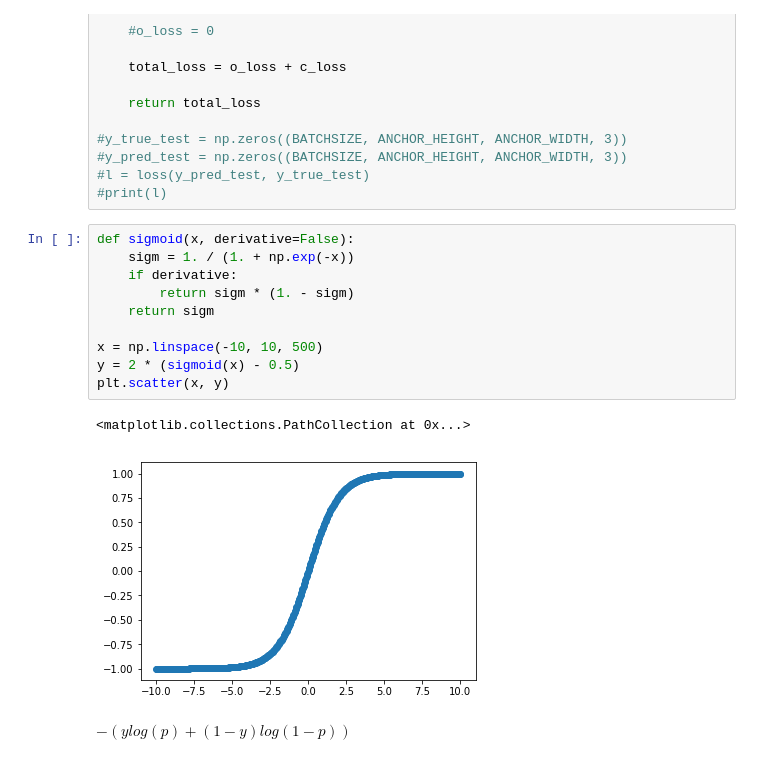
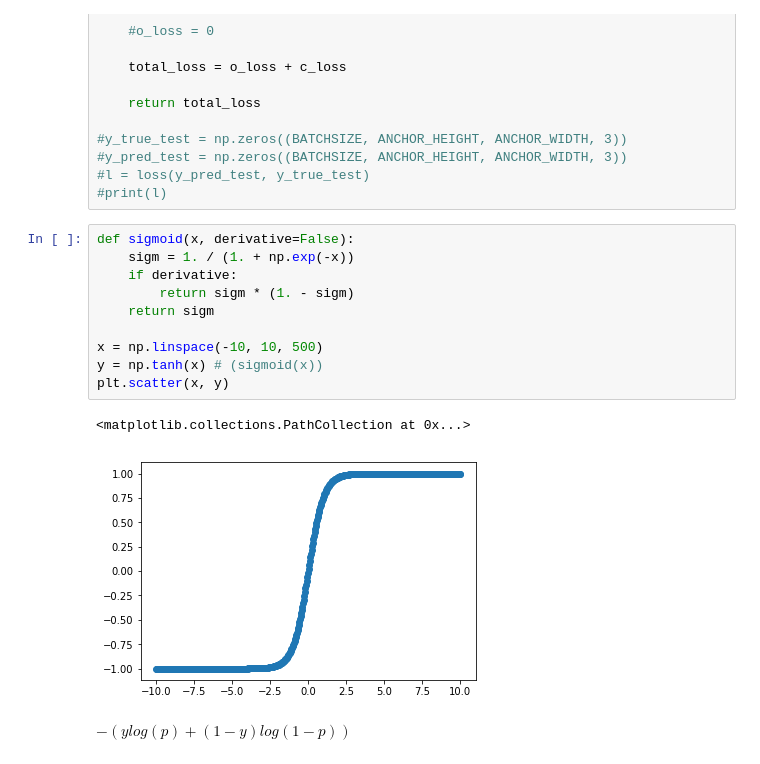
Before and after one commit to ClausHolmgaard/Playground, a Jupyter notebook: MachineLearning/SqueezeDet/Testing - Offset.ipynb, the cells around one changed output. Cells and saved outputs as stored; diff of their text form.

```diff
--- a/MachineLearning/SqueezeDet/Testing - Offset.ipynb
+++ b/MachineLearning/SqueezeDet/Testing - Offset.ipynb
@@ -387,16 +414,16 @@ def loss(y_true, y_pred):
 # %%
 def sigmoid(x, derivative=False):
     sigm = 1. / (1. + np.exp(-x))
     if derivative:
         return sigm * (1. - sigm)
     return sigm
 
 x = np.linspace(-10, 10, 500)
-y = 2 * (sigmoid(x) - 0.5)
+y = np.tanh(x) # (sigmoid(x))
 plt.scatter(x, y)
 # %% [output]
 <matplotlib.collections.PathCollection at 0x...>
-[figure, old version]
+[figure, new version]
 # %% [markdown]
 $−(ylog(p)+(1−y)log(1−p))$
 # %% [markdown]
```
Also changed, not shown: parts of 14 cells of this notebook, 7 other files.
